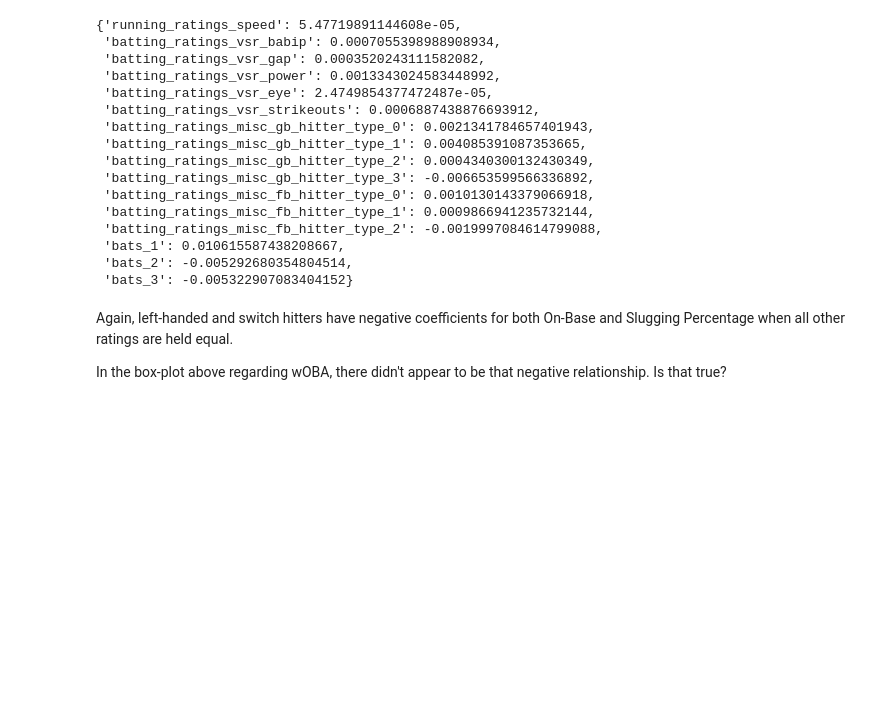
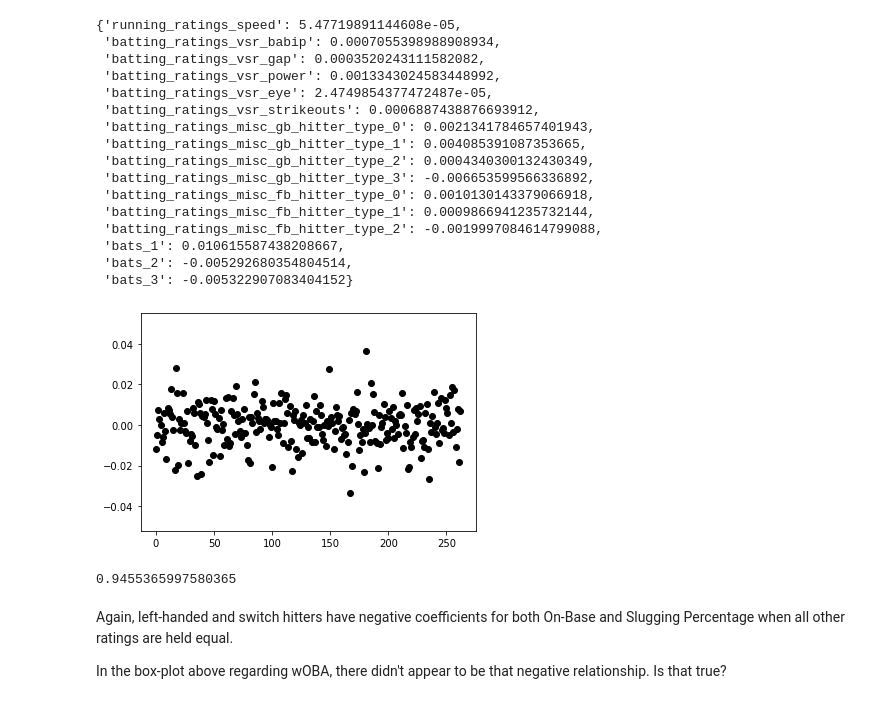
Before and after one commit to ch1maera/ootp22_case_study, a Jupyter notebook: OOTP 22 Batting Splits.ipynb, the cells around one changed output. Drawn from its saved outputs; the diff is of its cells as text; code cells hidden in the pictures; blank space fills up the shorter version.

```diff
--- a/OOTP 22 Batting Splits.ipynb
+++ b/OOTP 22 Batting Splits.ipynb
@@ -219,6 +255,15 @@ dict(zip(variables.columns, lr.coef_))
  'bats_1': 0.010615587438208667,
  'bats_2': -0.005292680354804514,
  'bats_3': -0.005322907083404152}
+# %%
+plt.scatter(df.reset_index().index, lr.predict(variables) - df[target], color='black')
+plt.show()
+# %% [output]
+[figure, added]
+# %%
+r2_score(df[target], lr.predict(variables))
+# %% [output]
+0.9455365997580365
 # %% [markdown]
 Again, left-handed and switch hitters have negative coefficients for both On-Base and Slugging Percentage when all other ratings are held equal.
 
```
Also changed, not shown: parts of 42 cells of this notebook.
